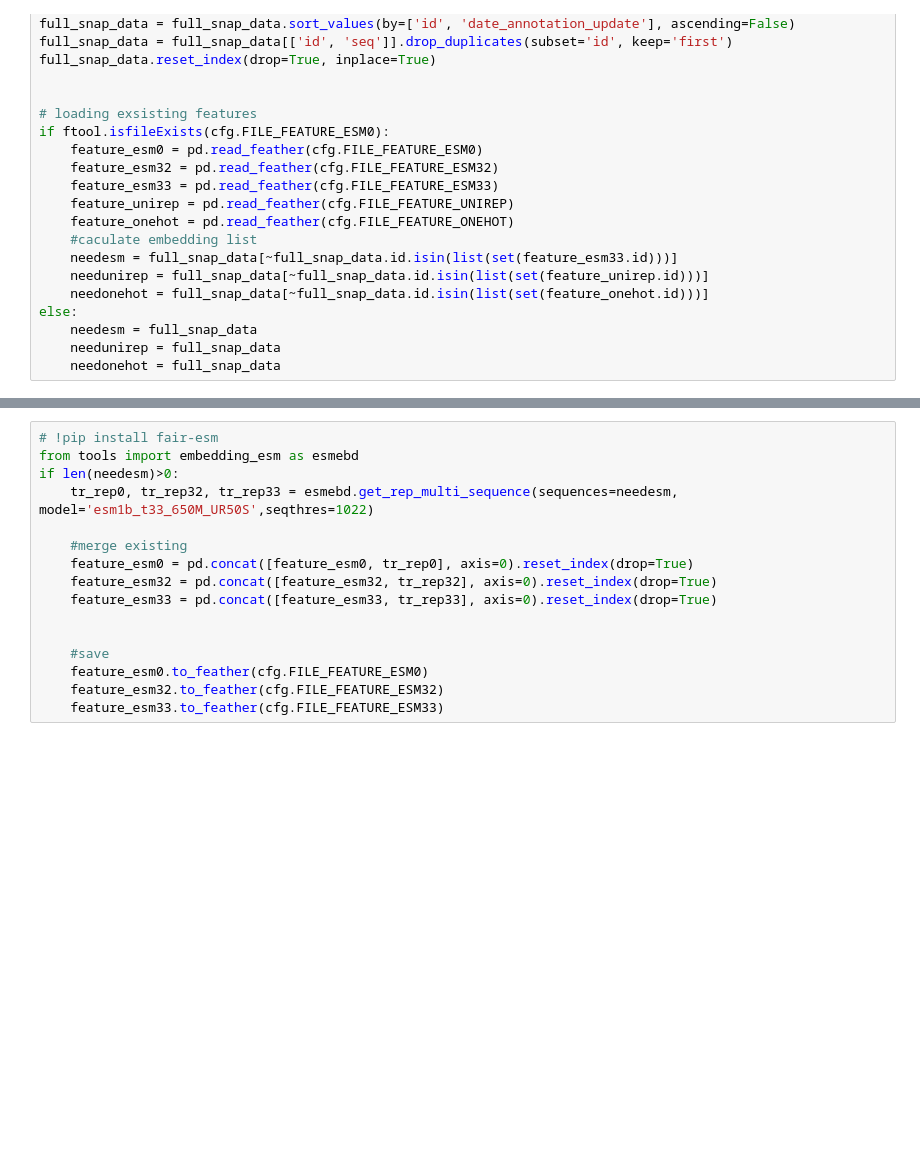
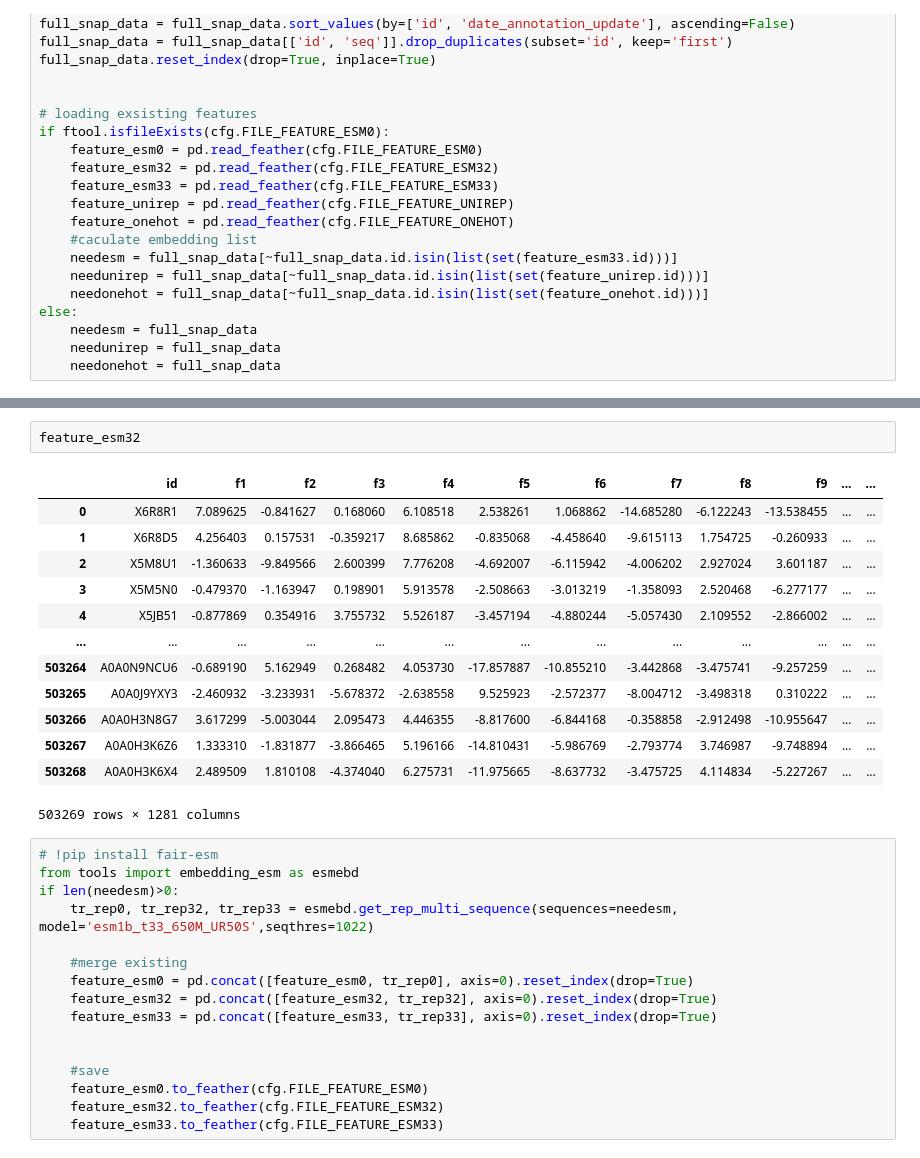
Before and after one commit to kingstdio/ECRECer, a Jupyter notebook: prepare_task_dataset.ipynb, the cells around one changed output, grey strips where cells are left out. Drawn from its saved outputs; the diff is of its cells as text; blank space fills up the shorter version.

```diff
--- a/prepare_task_dataset.ipynb
+++ b/prepare_task_dataset.ipynb
@@ -521,3 +554,19 @@ feature_esm33
+# %%
+feature_esm32
+# %% [output]
+|  | id | f1 | f2 | f3 | f4 | f5 | f6 | f7 | f8 | f9 | ... | ... |
+| 0 | X6R8R1 | 7.089625 | -0.841627 | 0.168060 | 6.108518 | 2.538261 | 1.068862 | -14.685280 | -6.122243 | -13.538455 | ... | ... |
+| 1 | X6R8D5 | 4.256403 | 0.157531 | -0.359217 | 8.685862 | -0.835068 | -4.458640 | -9.615113 | 1.754725 | -0.260933 | ... | ... |
+| 2 | X5M8U1 | -1.360633 | -9.849566 | 2.600399 | 7.776208 | -4.692007 | -6.115942 | -4.006202 | 2.927024 | 3.601187 | ... | ... |
+| 3 | X5M5N0 | -0.479370 | -1.163947 | 0.198901 | 5.913578 | -2.508663 | -3.013219 | -1.358093 | 2.520468 | -6.277177 | ... | ... |
+| 4 | X5JB51 | -0.877869 | 0.354916 | 3.755732 | 5.526187 | -3.457194 | -4.880244 | -5.057430 | 2.109552 | -2.866002 | ... | ... |
+| ... | ... | ... | ... | ... | ... | ... | ... | ... | ... | ... | ... | ... |
+| 503264 | A0A0N9NCU6 | -0.689190 | 5.162949 | 0.268482 | 4.053730 | -17.857887 | -10.855210 | -3.442868 | -3.475741 | -9.257259 | ... | ... |
+| 503265 | A0A0J9YXY3 | -2.460932 | -3.233931 | -5.678372 | -2.638558 | 9.525923 | -2.572377 | -8.004712 | -3.498318 | 0.310222 | ... | ... |
+| 503266 | A0A0H3N8G7 | 3.617299 | -5.003044 | 2.095473 | 4.446355 | -8.817600 | -6.844168 | -0.358858 | -2.912498 | -10.955647 | ... | ... |
+| 503267 | A0A0H3K6Z6 | 1.333310 | -1.831877 | -3.866465 | 5.196166 | -14.810431 | -5.986769 | -2.793774 | 3.746987 | -9.748894 | ... | ... |
+| 503268 | A0A0H3K6X4 | 2.489509 | 1.810108 | -4.374040 | 6.275731 | -11.975665 | -8.637732 | -3.475725 | 4.114834 | -5.227267 | ... | ... |
+503269 rows × 1281 columns
 # %%
 # !pip install fair-esm
 from tools import embedding_esm as esmebd
```
Also changed, not shown: parts of 13 cells of this notebook, 1 other file.
